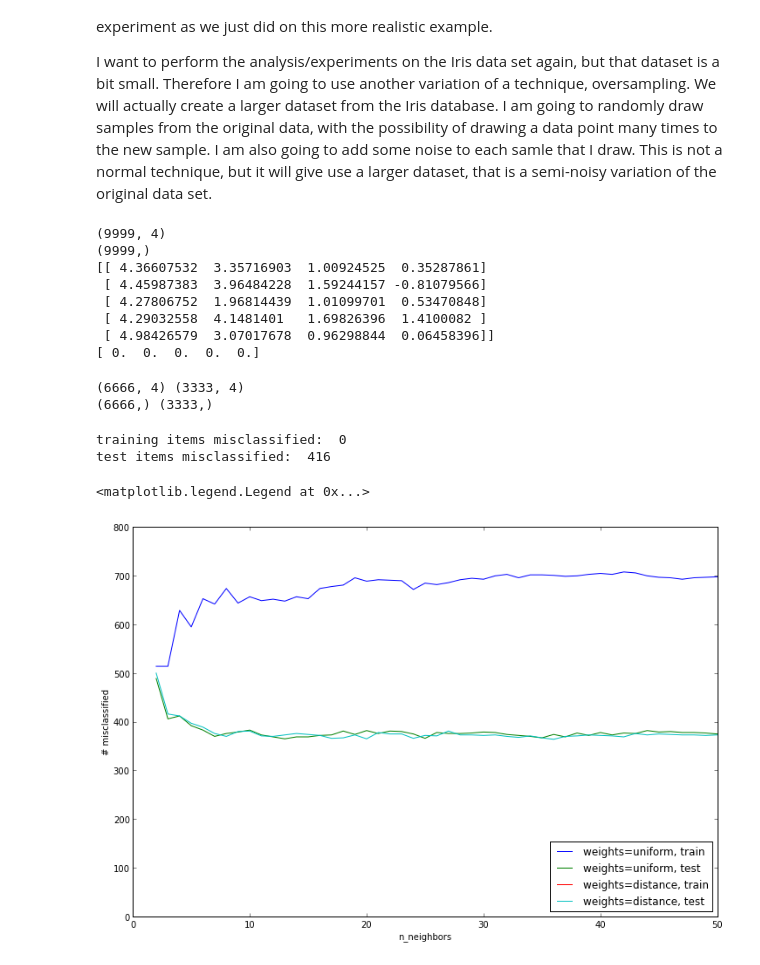
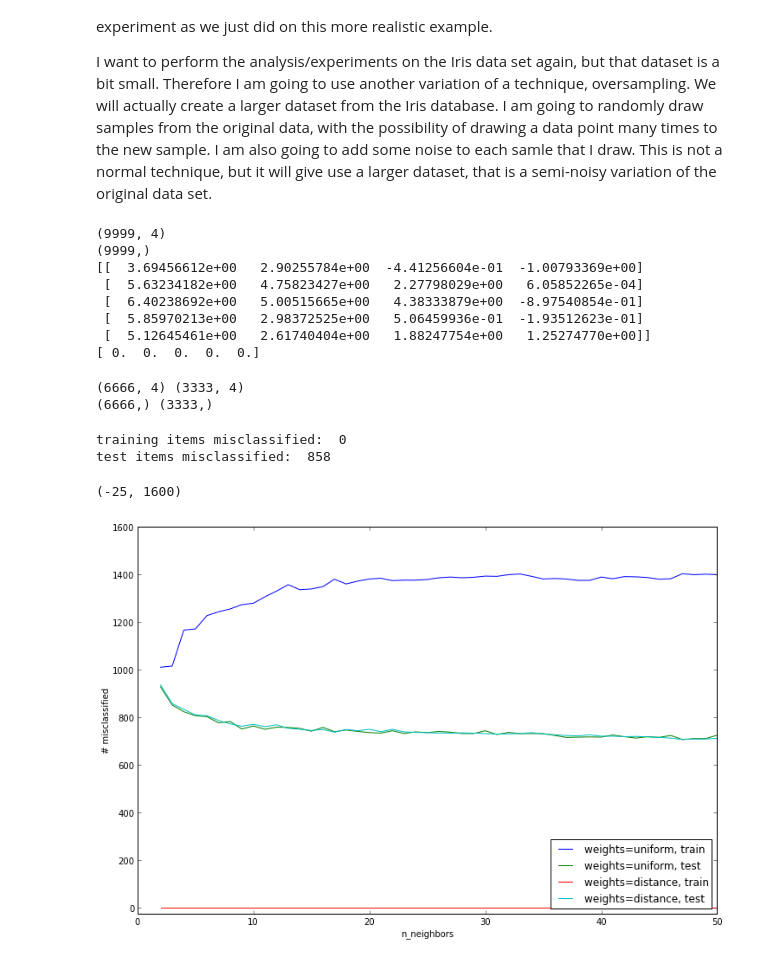
Before and after one commit to tgrasty/CSCI574-Machine-Learning, a Jupyter notebook: Lecture-06-Overfitting-and-Cross-Validation.ipynb, the cells around one changed output. Saved outputs shown, nothing was run; the diff lists cells and outputs as text; code cells hidden in the pictures.

```diff
--- a/Lecture-06-Overfitting-and-Cross-Validation.ipynb
+++ b/Lecture-06-Overfitting-and-Cross-Validation.ipynb
@@ -188,8 +191,8 @@ Here we will show a more complex example of using cross-validation for the KNN c
 
 I want to perform the analysis/experiments on the Iris data set again, but that dataset is a bit small.  Therefore I am going to use another variation of a technique, oversampling.  We will actually create a larger dataset from the Iris database.  I am going to randomly draw samples from the original data, with the possibility of drawing a data point many times to the new sample.  I am also going to add some noise to each samle that I draw.  This is not a normal technique, but it will give use a larger dataset, that is a semi-noisy variation of the original data set.
 # %%
-# create a new oversampled data set of the Iris data.  I want to end up with 999 new data items, evenly distributed over
-# the 3 classes, with a small bit of noise added to each item.
+# create a new oversampled data set of the Iris data.  I want to end up with 9999 new data items, evenly distributed over
+# the 3 classes, with a moderate bit of noise added to each item.
 from sklearn import datasets
 iris_orig = datasets.load_iris()
 
@@ -199,10 +202,11 @@ iris_target = np.zeros(9999)
 ix = 0
 for type in range(0,3):
     for n in range(0, 3333):
-        # this selects index of one of the items of class type at random
+        # this selects index of one of the original items of 'class' type (0, 1 or 2) at random
         random_item_ix = np.random.choice(where(iris_orig.target == type)[0])
-        # and this statement adds gaussian noise with std=0.1 to the 4 input/features we randomly selected
-        iris_data[ix] = iris_orig.data[random_item_ix] + np.random.normal(loc=0.0, scale=0.5, size=(4,))
+
+        # and this statement adds gaussian noise with std=1.0 to the 4 input/features we randomly selected
+        iris_data[ix] = iris_orig.data[random_item_ix] + np.random.normal(loc=0.0, scale=1.0, size=(4,))
         iris_target[ix] = iris_orig.target[random_item_ix]
         ix += 1
 
@@ -214,11 +218,11 @@ print iris_target[:5]
 # %% [output]
 (9999, 4)
 (9999,)
-[[ 4.36607532  3.35716903  1.00924525  0.35287861]
- [ 4.45987383  3.96484228  1.59244157 -0.81079566]
- [ 4.27806752  1.96814439  1.01099701  0.53470848]
- [ 4.29032558  4.1481401   1.69826396  1.4100082 ]
- [ 4.98426579  3.07017678  0.96298844  0.06458396]]
+[[  3.69456612e+00   2.90255784e+00  -4.41256604e-01  -1.00793369e+00]
+ [  5.63234182e+00   4.75823427e+00   2.27798029e+00   6.05852265e-04]
+ [  6.40238692e+00   5.00515665e+00   4.38333879e+00  -8.97540854e-01]
+ [  5.85970213e+00   2.98372525e+00   5.06459936e-01  -1.93512623e-01]
+ [  5.12645461e+00   2.61740404e+00   1.88247754e+00   1.25274770e+00]]
 [ 0.  0.  0.  0.  0.]
 # %%
 # now we randomize and split into training and test sets.  I'll use 2/3 of data for training and 1/3 for test.
@@ -253,5 +257,5 @@ test_misclassified = num_misclassified(iris_target_test, pred)
 print "test items misclassified: ", test_misclassified
 # %% [output]
 training items misclassified:  0
-test items misclassified:  416
+test items misclassified:  858
 # %%
@@ -274,21 +278,22 @@ for n_neighbors in range(2, 51):
 # %%
 plt.figure(figsize=(12,8))
 
 uniform = perf[perf.weights == 'uniform']
 distance = perf[perf.weights == 'distance']
 
 plt.plot(uniform.n_neighbors, uniform.train, label='weights=uniform, train')
 plt.plot(uniform.n_neighbors, uniform.test, label='weights=uniform, test')
 
 plt.plot(distance.n_neighbors, distance.train, label='weights=distance, train')
 plt.plot(distance.n_neighbors, distance.test, label='weights=distance, test')
 
 plt.xlabel('n_neighbors')
 plt.ylabel('# misclassified')
 plt.legend(loc=4)
+plt.ylim([-25, 1600])
 # %% [output]
-<matplotlib.legend.Legend at 0x...>
+(-25, 1600)
-[figure, old version]
+[figure, new version]
 # %% [markdown]
 Some observations from this set of experiments.
 
```
Also changed, not shown: parts of 8 cells of this notebook.
